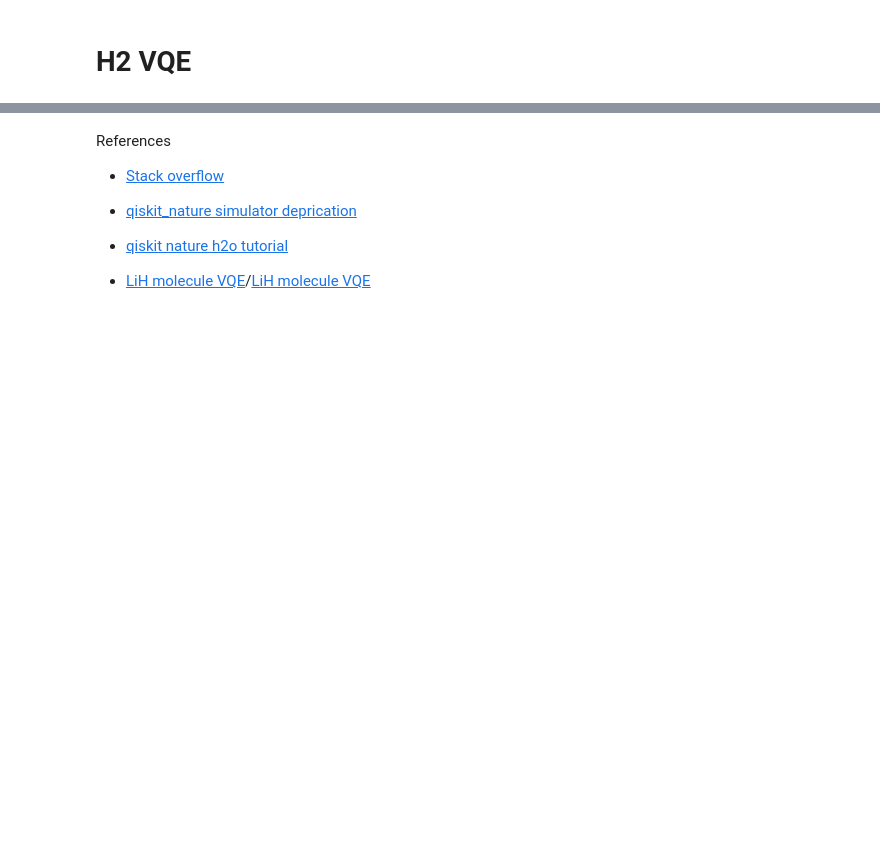
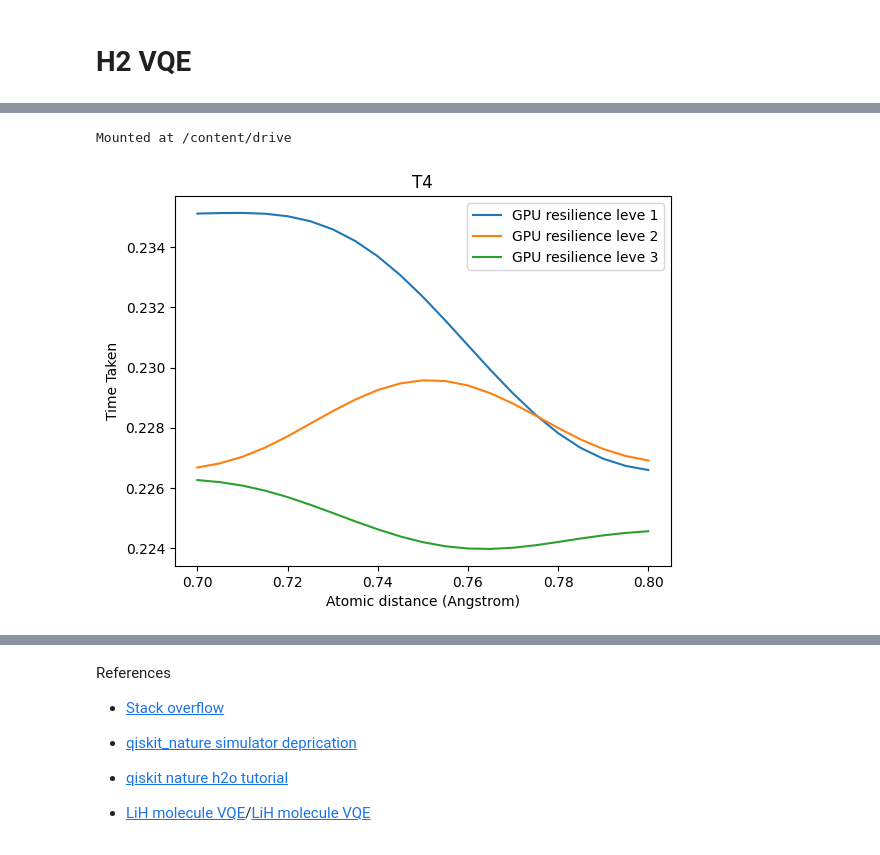
Before and after one commit to tinaoberoi/QOSF-2023-24, a Jupyter notebook: H2_VQE.ipynb, the cells around one changed output, grey strips where cells are left out. Drawn from its saved outputs; the diff is of its cells as text; code cells hidden in the pictures; blank space fills up the shorter version.

```diff
--- a/H2_VQE.ipynb
+++ b/H2_VQE.ipynb
@@ -298,0 +622,43 @@ Error: -4.147529016851173
+# %%
+from google.colab import drive
+import json
+drive.mount('/content/drive')
+
+
+with open('/content/drive/MyDrive/gpu_errorsR1.txt', 'w') as f:
+  json.dump(gpu_errorsR1, f)
+with open('/content/drive/MyDrive/gpu_timesR1.txt', 'w') as f:
+  json.dump(gpu_timesR1, f)
+
+with open('/content/drive/MyDrive/gpu_errorsR2.txt', 'w') as f:
+  json.dump(gpu_errorsR2, f)
+with open('/content/drive/MyDrive/gpu_timesR2.txt', 'w') as f:
+  json.dump(gpu_timesR2, f)
+
+with open('/content/drive/MyDrive/gpu_errorsR3.txt', 'w') as f:
+  json.dump(gpu_errorsR3, f)
+with open('/content/drive/MyDrive/gpu_timesR3.txt', 'w') as f:
+  json.dump(gpu_timesR3, f)
+# %% [output]
+Mounted at /content/drive
+# %%
+from scipy import signal
+
+gpu_timesR1 = signal.savgol_filter(gpu_timesR1, window_length=11, polyorder=3, mode="nearest")
+gpu_timesR2 = signal.savgol_filter(gpu_timesR2, window_length=11, polyorder=3, mode="nearest")
+gpu_timesR3 = signal.savgol_filter(gpu_timesR3, window_length=11, polyorder=3, mode="nearest")
+
+gpu_errorsR1 = signal.savgol_filter(gpu_errorsR1, window_length=11, polyorder=3, mode="nearest")
+gpu_errorsR2 = signal.savgol_filter(gpu_errorsR2, window_length=11, polyorder=3, mode="nearest")
+gpu_errorsR3 = signal.savgol_filter(gpu_errorsR3, window_length=11, polyorder=3, mode="nearest")
+# %%
+plt.plot(distances, gpu_timesR1, label="GPU resilience leve 1")
+plt.plot(distances, gpu_timesR2, label="GPU resilience leve 2")
+plt.plot(distances, gpu_timesR3, label="GPU resilience leve 3")
+plt.xlabel("Atomic distance (Angstrom)")
+plt.ylabel("Time Taken")
+plt.title("T4")
+plt.legend()
+plt.show()
+# %% [output]
+[figure, added]
```
Also changed, not shown: parts of 41 cells of this notebook.
